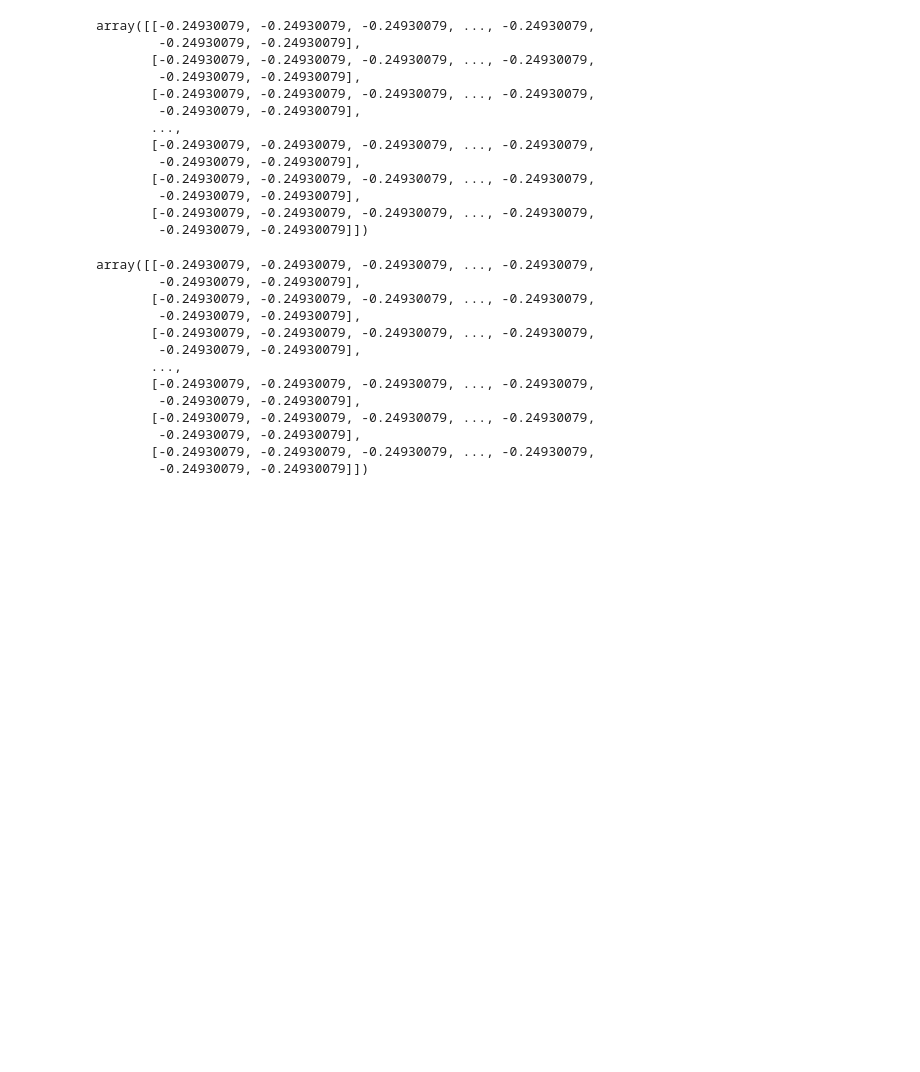
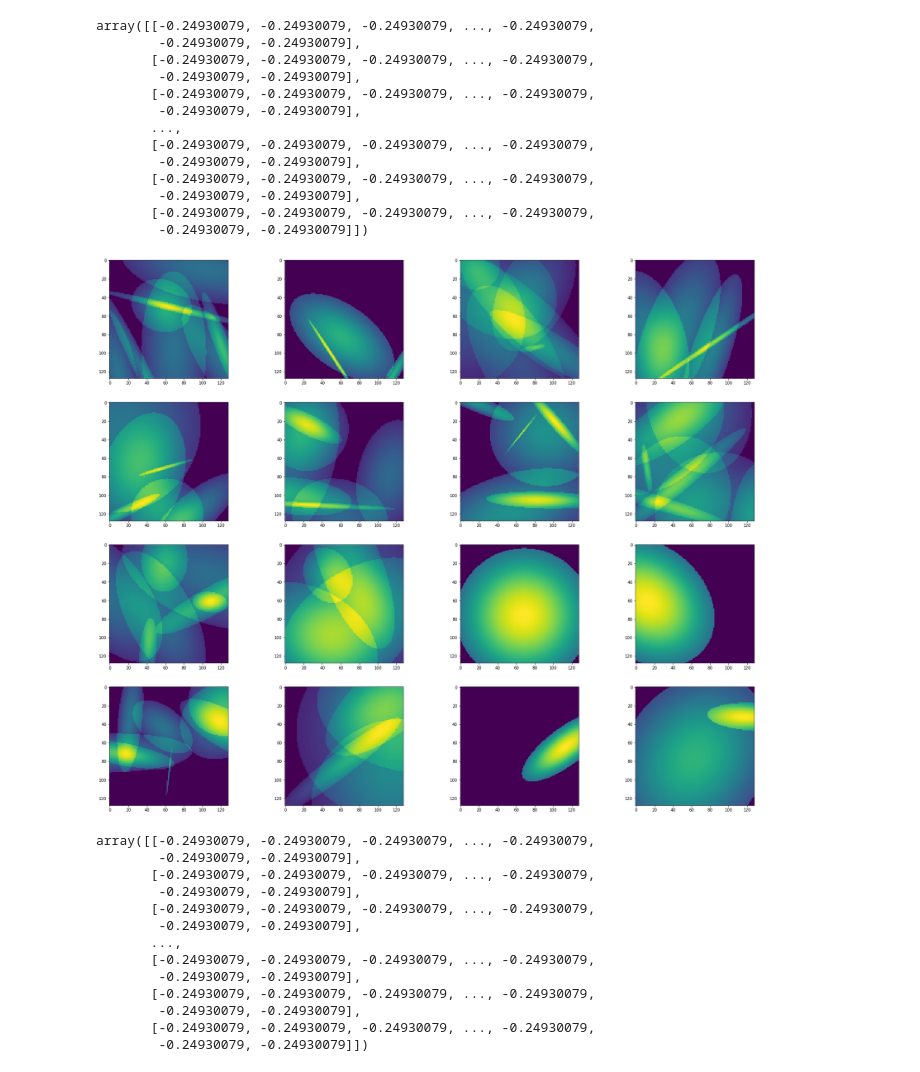
Before and after one commit to Hirochon/laboratory, a Jupyter notebook: experiment/visualize_surface.ipynb, the cells around one changed output. Drawn from its saved outputs; the diff is of its cells as text; code cells hidden in the pictures; blank space fills up the shorter version.

```diff
--- a/experiment/visualize_surface.ipynb
+++ b/experiment/visualize_surface.ipynb
@@ -162,8 +180,21 @@ with open('pkl_mirror_train.pkl', 'wb') as f:
 with open('pkl_mirror_test.pkl', 'wb') as f:
     pickle.dump(test_mirror, f)
 # %%
-with open('pkl_surf_teacher.pkl', 'rb') as f:
-    train = pickle.load(f)
+folder = "2020_0925_145118_only_16_elips"
+
+with open('../research/result/' + folder + '/pkl_mirror_train.pkl', 'rb') as f:
+    train_mirror = pickle.load(f)
+# %%
+num = len(train_mirror['elip'])
+fig = plt.figure(figsize=(30,25))
+for i in range(4):
+    i *= 4
+    for j in range(4):
+        fig.add_subplot(4, 4, i+j+1)
+        plt.imshow(train_mirror['elip'][i+j]["z"])
+plt.show()
+# %% [output]
+[figure, added]
 # %%
 train[0]['z']
 # %% [output]
```
Also changed, not shown: parts of 12 cells of this notebook, 4 other files.
